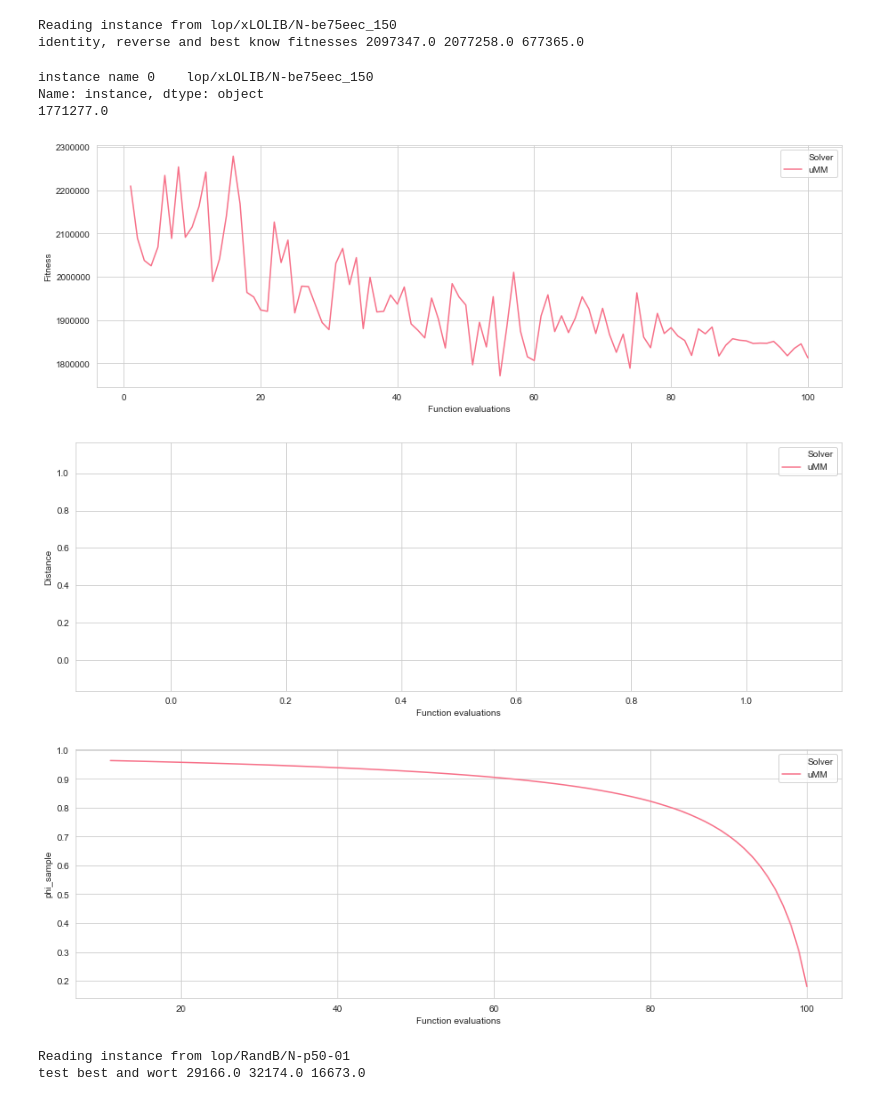
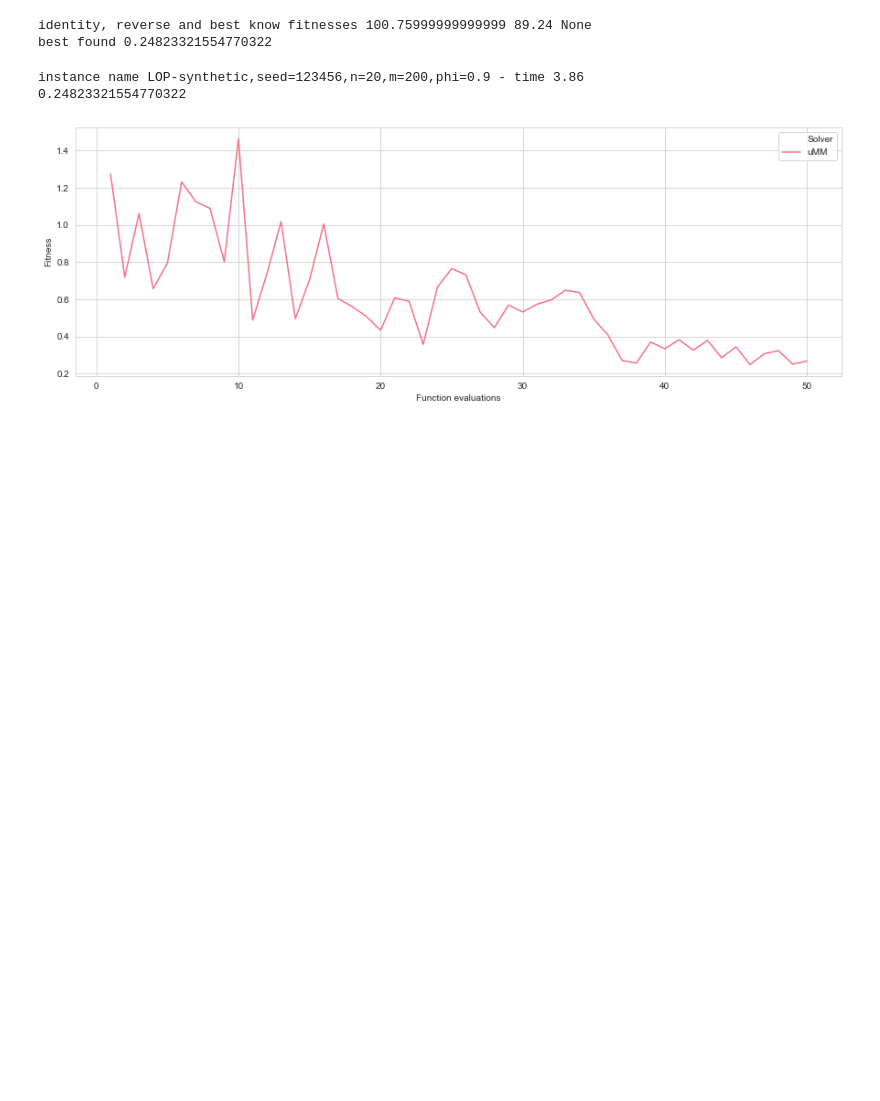
Before and after one commit to ekhiru/BB_optim, a Jupyter notebook: BB opt 2.ipynb, the cells around one changed output. Drawn from its saved outputs; the diff is of its cells as text; code cells hidden in the pictures; blank space fills up the shorter version.

```diff
--- a/BB opt 2.ipynb
+++ b/BB opt 2.ipynb
@@ -45,23 +11,22 @@ Data to output local_N-p50-01 1 0.3 0.8 26707.0
 # %%
 reload(runner)
-# instance_name="LOP-synthetic,seed=123456,n=20,m=200,phi=0.9"
+instance_name="LOP-synthetic,seed=123456,n=20,m=200,phi=0.9"
 # instance_name="pfsp/rec19.txt"
-instance_name="lop/xLOLIB/N-be75eec_150"
-# instance_name="lop/RandB/N-p50-20"
+# instance_name="lop/xLOLIB/N-be75eec_150"
+# instance_name="lop/xLOLIB/N-be75eec_150"
 # instance_name="qap/nug12.dat"
 budgetGA=5
 seed=2
-budget=100
+budget=50
 m_ini=10
 budgetMM=10
 # ratio_samples_learn=0.10
 # weight_mass_learn=0.9
 res = []
 np.set_printoptions(linewidth=np.nan)
-for ratio_samples_learn in [.3]:
-  for weight_mass_learn in [0.8]:
-
-    out_filename="local_"#+instance_name.split("/")[1].split(".")[0]
+for ratio_samples_learn in [.1]:
+  for weight_mass_learn in [0.9]:
+    out_filename = "pickles/"+instance_name.replace("/", "__").replace(".txt", "")
     df = runner.run_once("uMM", instance_name, seed,budget = budget, m_ini = m_ini, budgetMM = budgetMM,
                          ratio_samples_learn = ratio_samples_learn, weight_mass_learn = weight_mass_learn, out_filename = out_filename)
     res.append([out_filename,ratio_samples_learn, weight_mass_learn,df.Fitness.min()])
@@ -69,54 +34,27 @@ for ratio_samples_learn in [.3]:
     #out_filename="local_new_CEGO"
     #runner.run_once("CEGO", instance_name, seed,budget = budget, m_ini = m_ini, budgetGA = budgetGA, out_filename = out_filename)
 # %% [output]
-Reading instance from lop/xLOLIB/N-be75eec_150
-identity, reverse and best know fitnesses 2097347.0 2077258.0 677365.0
+identity, reverse and best know fitnesses 100.75999999999999 89.24 None
+best found 0.24823321554770322
 # %%
 # instance_name="pfsp/rec05.txt"
-out_filename="local_"#+instance_name.split("/")[1].split(".")[0]
+out_file = "pickles/"+instance_name.replace("/", "__").replace(".txt", "")
 df = pd.read_pickle(out_filename+'.pkl.gz')
 #dfc, dfu = pd.read_pickle('local_new_CEGO.pkl.gz'),pd.read_pickle('local_new_uMM.pkl.gz');df = pd.concat([dfc, dfu])
 
-print("instance name", df.instance.drop_duplicates())
+print("instance name", df.instance.iloc[0], "- time", round(df.run_time.iloc[0], 2))
 sns.set_style("whitegrid")
 print(df.Fitness.min())
 # 'pickles/pickLocal.pkl')#pick570618.pkl
 
 color_variable = 'Solver'
-y_variables = ['Fitness','Distance','phi_sample']
+y_variables = ['Fitness']#,'Distance','phi_sample'
 palette = sns.color_palette("husl", len(df[color_variable].drop_duplicates()))
 for y_variable in y_variables:
     plt.figure(figsize=(15,5))
     sns.lineplot(x='Function evaluations',y=y_variable,hue='Solver',data=df, palette=palette)
     plt.show()
 # %% [output]
-instance name 0    lop/xLOLIB/N-be75eec_150
-Name: instance, dtype: object
-1771277.0
+instance name LOP-synthetic,seed=123456,n=20,m=200,phi=0.9 - time 3.86
+0.24823321554770322
-[figure, old version]
+[figure, new version]
-[figure, removed]
-[figure, removed]
-# %%
-reload(runner)
-# instance_name="LOP-synthetic,seed=123456,n=20,m=200,phi=0.9"
-# instance_name="pfsp/rec05.txt"
-instance_name="lop/RandB/N-p50-01"
-# instance_name="qap/nug12.dat"
-budgetGA=5
-seed=2
-budget=50
-m_ini=10
-budgetMM=10
-ratio_samples_learn=0.10
-weight_mass_learn=0.9
-res = []
-
-for ratio_samples_learn in [.3]:
-  for weight_mass_learn in [0.8]:
-
-    out_filename="local_"#+instance_name.split("/")[1].split(".")[0]
-    inst = runner.run_once("uMM", instance_name, seed,budget = budget, m_ini = m_ini, budgetMM = budgetMM,
-                         ratio_samples_learn = ratio_samples_learn, weight_mass_learn = weight_mass_learn, out_filename = out_filename)
-# %% [output]
-Reading instance from lop/RandB/N-p50-01
-test best and wort 29166.0 32174.0 16673.0
```
Also changed, not shown: parts of 15 cells of this notebook, 7 other files.
